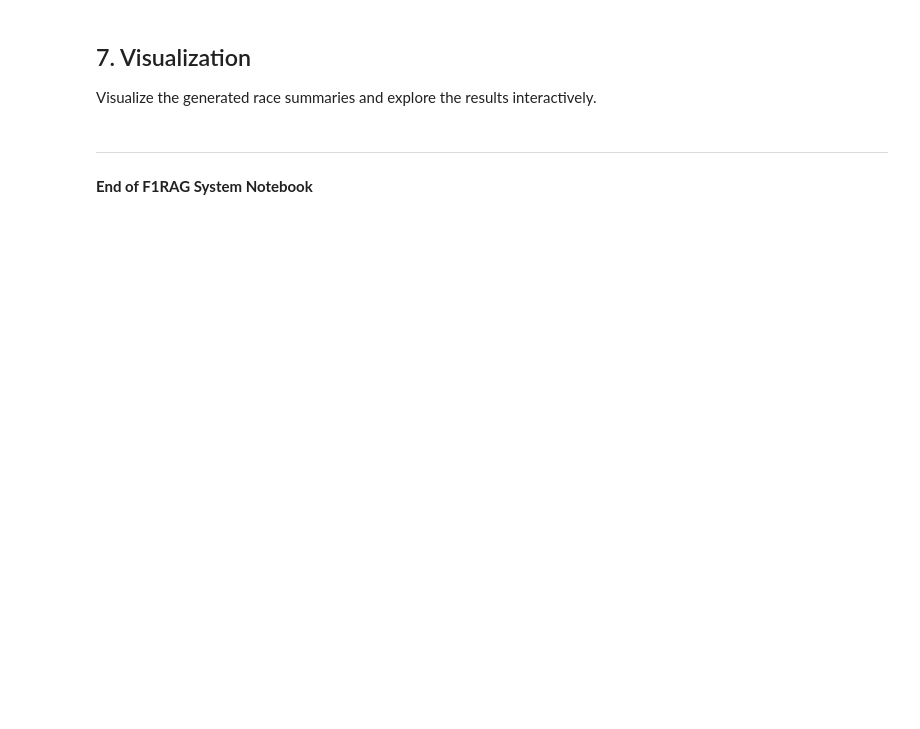
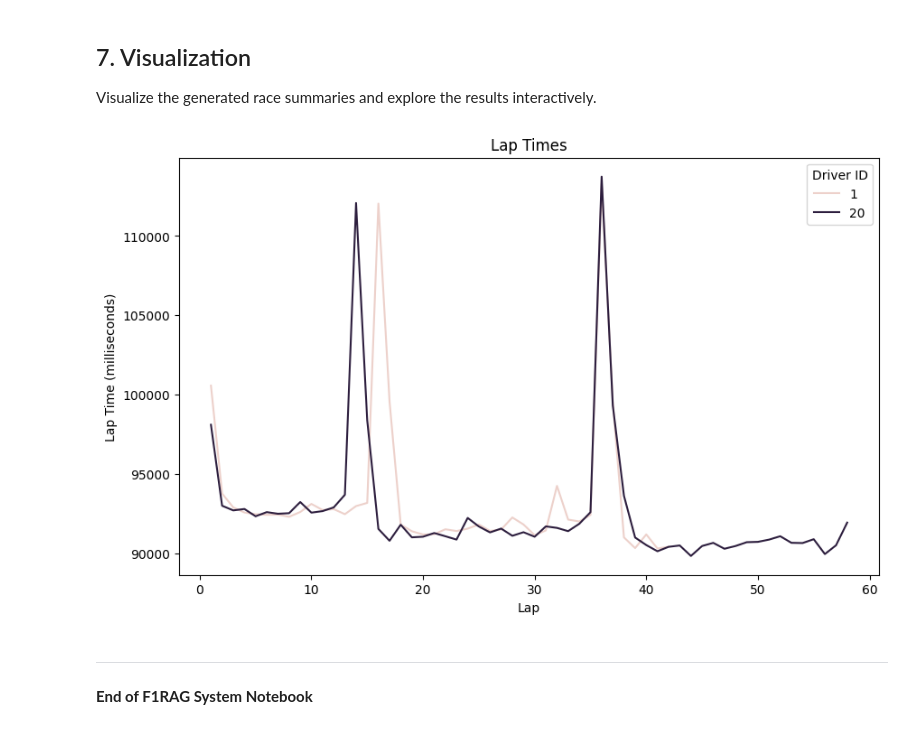
Before and after one commit to ibanrohazz/F1RAG, a Jupyter notebook: notebooks/F1RAG.ipynb, the cells around one changed output. Cells and saved outputs as stored; diff of their text form; code cells hidden in the pictures; blank space fills up the shorter version.

Commit message:
Implement code changes to enhance functionality and improve performance of ipynb

```diff
--- a/notebooks/F1RAG.ipynb
+++ b/notebooks/F1RAG.ipynb
@@ -69,5 +271,10 @@ rag_model, tokenizer = train_rag_model(
 Evaluate the trained model's performance on the training data or a held-out validation set.
 # %%
 # Evaluate the RAG model
-accuracy = evaluate_rag_model(rag_model, training_data)
-print(f"Model accuracy: {accuracy:.2f}")
+try:
+    accuracy = evaluate_rag_model(rag_model, tokenizer, training_data)
+    print(f"Model accuracy: {accuracy:.2f}")
+except Exception as e:
+    print(f"Error during model evaluation: {e}")
+    import traceback
+    traceback.print_exc()
@@ -77,5 +291,11 @@ print(f"Model accuracy: {accuracy:.2f}")
 Use the trained model to generate natural language summaries for Formula 1 races.
 # %%
 # Generate race summaries
-race_summaries = generate_race_summaries(rag_model, training_data)
-print(race_summaries[0])
+try:
+    race_summaries = generate_race_summaries(rag_model, tokenizer, training_data)
+    for i, summary in enumerate(race_summaries[:5]):
+        print(f"Summary {i+1}:\n{summary}\n")
+except Exception as e:
+    print(f"Error during summary generation: {str(e)}")
+    import traceback
+    traceback.print_exc()
@@ -84,13 +311,71 @@ print(race_summaries[0])
 
 Visualize the generated race summaries and explore the results interactively.
 # %%
-from src.visualization import visualize_race_summaries, create_user_interface
+import sys
+import os
+sys.path.append(os.path.abspath(os.path.join(os.getcwd(), '../src')))
+
+# Embedded functions from visualization.py
+import matplotlib.pyplot as plt
+import seaborn as sns
+
+def visualize_race_summaries(race_summaries):
+    """Visualize race summaries using bar plots and line plots."""
+    df = pd.DataFrame(race_summaries)
+    plt.figure(figsize=(10, 6))
+    sns.lineplot(data=df, x='lap', y='milliseconds', hue='driverId')
+    plt.title('Lap Times')
+    plt.xlabel('Lap')
+    plt.ylabel('Lap Time (milliseconds)')
+    plt.legend(title='Driver ID')
+    plt.show()
+
+def create_user_interface(race_summaries):
+    """Create a user interface for exploring race summaries."""
+    import tkinter as tk
+    from tkinter import ttk
+
+    def on_select(event):
+        selected_race = race_listbox.get(race_listbox.curselection())
+        summary_text.delete(1.0, tk.END)
+        summary_text.insert(tk.END, race_summaries[selected_race])
+
+    root = tk.Tk()
+    root.title("Race Summaries")
+
+    race_listbox = tk.Listbox(root)
+    race_listbox.pack(side=tk.LEFT, fill=tk.BOTH, expand=True)
+    race_listbox.bind('<<ListboxSelect>>', on_select)
+
+    summary_text = tk.Text(root)
+    summary_text.pack(side=tk.RIGHT, fill=tk.BOTH, expand=True)
+
+    for i, race in enumerate(race_summaries):
+        race_listbox.insert(tk.END, f"Race {i+1}")
+
+    root.mainloop()
+
+# Create race_summaries if not already defined
+if 'race_summaries' not in locals():
+    print("Creating race_summaries from training data...")
+    # Convert training_data JSON strings to Python dictionaries
+    race_summaries = []
+    for item in training_data[:100]:  # Limit to first 100 items for visualization
+        try:
+            race_data = json.loads(item)
+            race_summaries.append(race_data)
+        except Exception as e:
+            print(f"Error parsing JSON: {e}")
+            continue
+    print(f"Created {len(race_summaries)} summaries for visualization")
 
 # Visualize race summaries
 visualize_race_summaries(race_summaries)
 
-# Create user interface for exploring race summaries
-create_user_interface(race_summaries)
+# Create user interface for exploring race summaries (commented out to avoid UI popup in notebook)
+# create_user_interface(race_summaries)
+# %% [output]
+[figure, added]
 # %% [markdown]
 ---
 
```
Also changed, not shown: parts of 7 cells of this notebook.
